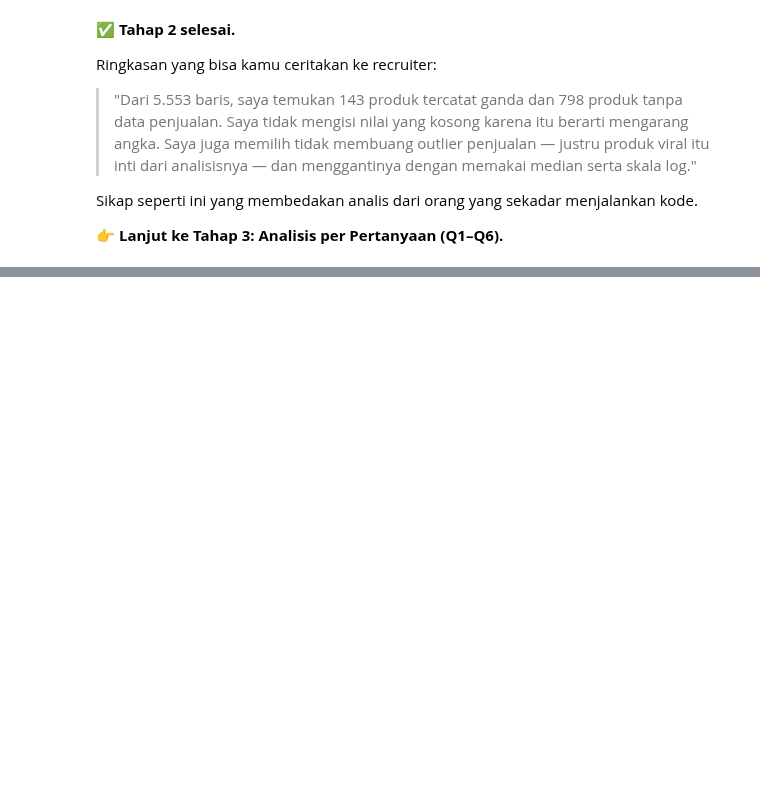
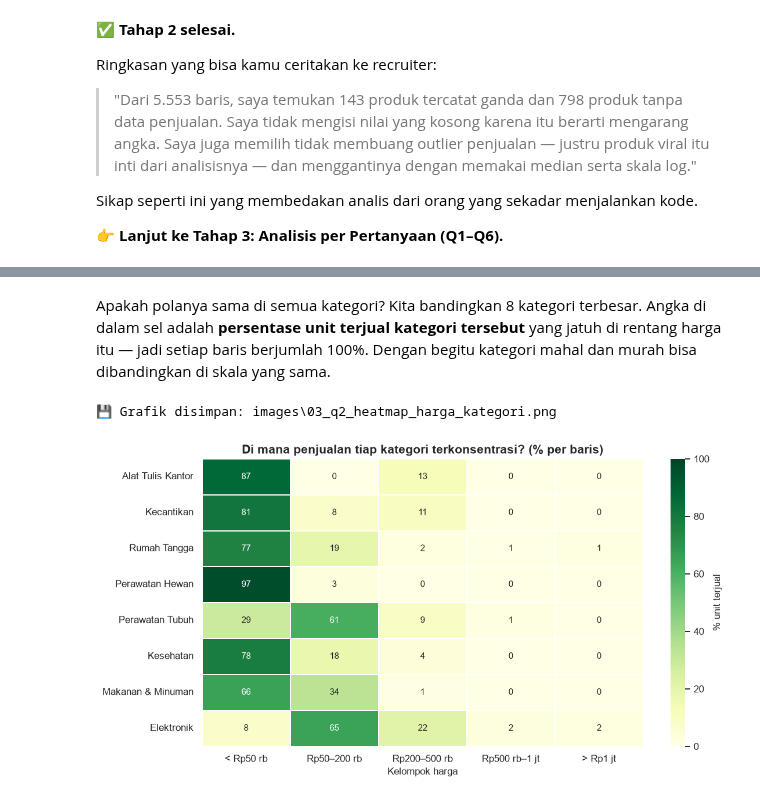
Before and after one commit to imanuelrpt/indonesia-ecommerce-behavior-analysis, a Jupyter notebook: notebook/Tokopedia_Ecommerce_Analysis.ipynb, the cells around one changed output, grey strips where cells are left out. Saved outputs shown, nothing was run; the diff lists cells and outputs as text; code cells hidden in the pictures; blank space fills up the shorter version.

```diff
--- a/notebook/Tokopedia_Ecommerce_Analysis.ipynb
+++ b/notebook/Tokopedia_Ecommerce_Analysis.ipynb
@@ -1007,0 +1290,26 @@ Sikap seperti ini yang membedakan analis dari orang yang sekadar menjalankan kod
+# %% [markdown]
+Apakah polanya sama di semua kategori? Kita bandingkan 8 kategori terbesar. Angka di dalam
+sel adalah **persentase unit terjual kategori tersebut** yang jatuh di rentang harga itu —
+jadi setiap baris berjumlah 100%. Dengan begitu kategori mahal dan murah bisa dibandingkan
+di skala yang sama.
+# %%
+pivot = (df_bersih.pivot_table(index="kategori", columns="kelompok_harga",
+                               values="count_sold", aggfunc="sum", observed=True)
+         .reindex(columns=URUTAN["kelompok_harga"])
+         .fillna(0))
+
+kategori_besar = q1_valid.nlargest(8, "total_terjual").index
+share = pivot.loc[kategori_besar].div(pivot.loc[kategori_besar].sum(axis=1), axis=0) * 100
+
+fig, ax = plt.subplots(figsize=(10.5, 5.5))
+sns.heatmap(share, annot=True, fmt=".0f", cmap="YlGn", cbar_kws={"label": "% unit terjual"},
+            linewidths=1, linecolor="white", ax=ax, vmin=0, vmax=100)
+ax.set_title("Di mana penjualan tiap kategori terkonsentrasi? (% per baris)")
+ax.set_xlabel("Kelompok harga")
+ax.set_ylabel("")
+plt.tight_layout()
+simpan_grafik("03_q2_heatmap_harga_kategori.png")
+plt.show()
+# %% [output]
+💾 Grafik disimpan: images\03_q2_heatmap_harga_kategori.png
+[figure, added]
```
Also changed, not shown: parts of 39 cells of this notebook, 8 other files.
